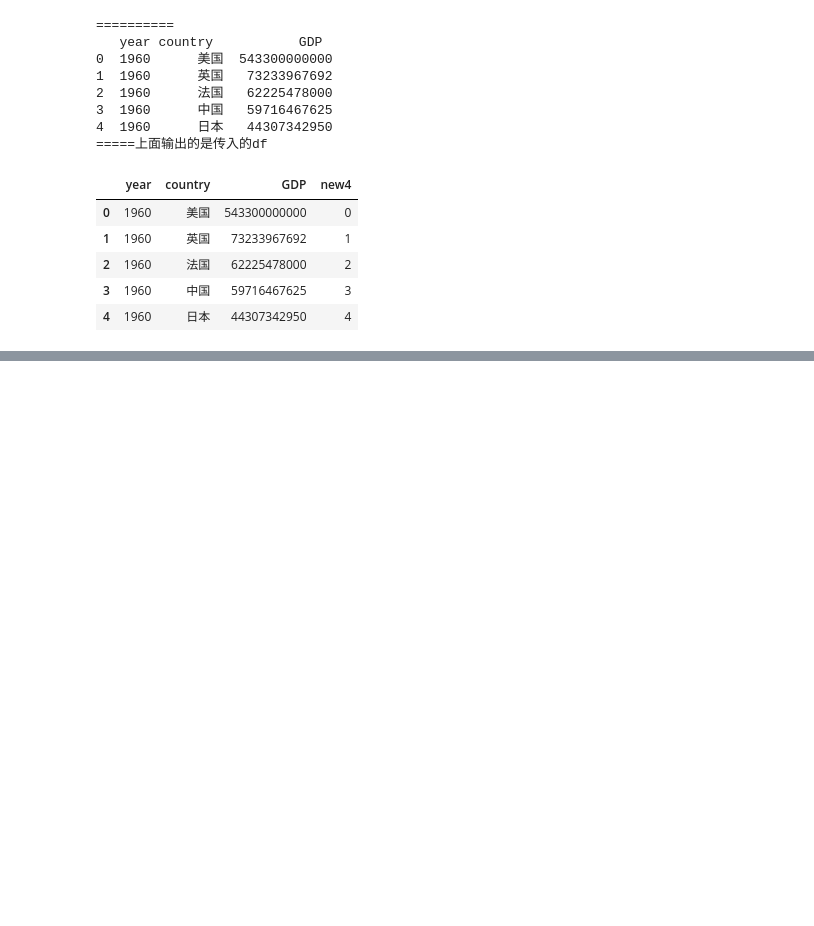
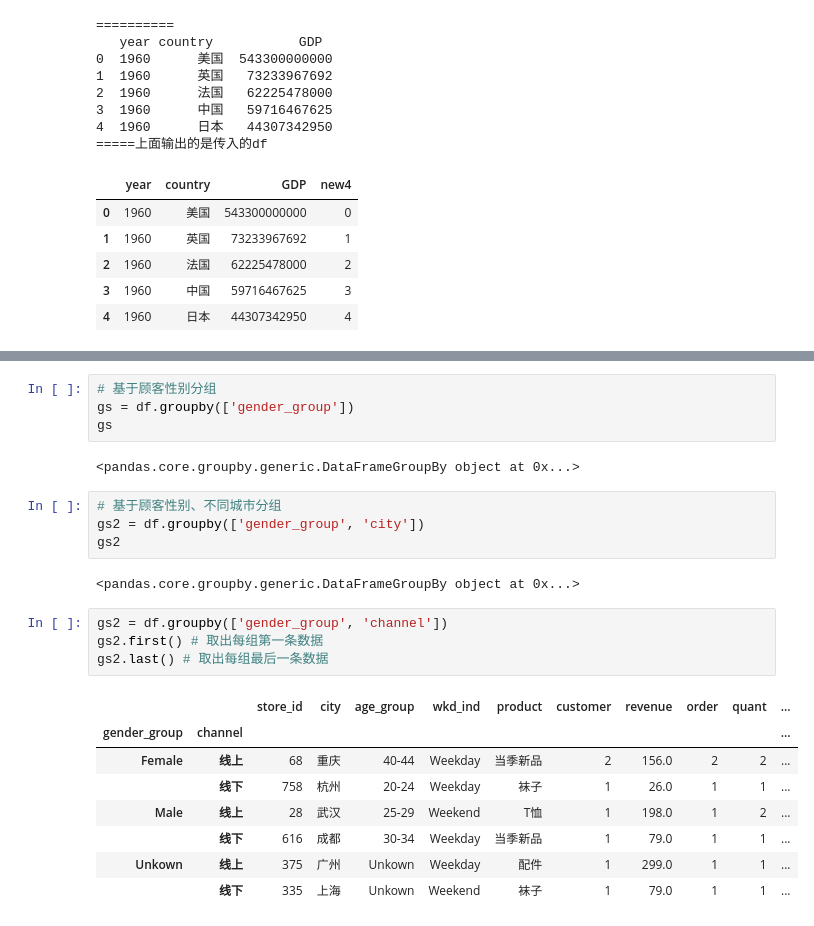
Before and after one commit to AmazingYe-oss/DataScience-Learning-Kit, a Jupyter notebook: code/pandas_examples.ipynb, the cells around one changed output, grey strips where cells are left out. Saved outputs shown, nothing was run; the diff lists cells and outputs as text; blank space fills up the shorter version.

```diff
--- a/code/pandas_examples.ipynb
+++ b/code/pandas_examples.ipynb
@@ -538,0 +620,25 @@ df2.assign(new4=foo)
+# %%
+# 基于顾客性别分组
+gs = df.groupby(['gender_group'])
+gs
+# %% [output]
+<pandas.core.groupby.generic.DataFrameGroupBy object at 0x...>
+# %%
+# 基于顾客性别、不同城市分组
+gs2 = df.groupby(['gender_group', 'city'])
+gs2
+# %% [output]
+<pandas.core.groupby.generic.DataFrameGroupBy object at 0x...>
+# %%
+gs2 = df.groupby(['gender_group', 'channel'])
+gs2.first() # 取出每组第一条数据
+gs2.last() # 取出每组最后一条数据
+# %% [output]
+|  |  | store_id | city | age_group | wkd_ind | product | customer | revenue | order | quant | ... |
+| gender_group | channel |  |  |  |  |  |  |  |  |  | ... |
+| Female | 线上 | 68 | 重庆 | 40-44 | Weekday | 当季新品 | 2 | 156.0 | 2 | 2 | ... |
+|  | 线下 | 758 | 杭州 | 20-24 | Weekday | 袜子 | 1 | 26.0 | 1 | 1 | ... |
+| Male | 线上 | 28 | 武汉 | 25-29 | Weekend | T恤 | 1 | 198.0 | 1 | 2 | ... |
+|  | 线下 | 616 | 成都 | 30-34 | Weekday | 当季新品 | 1 | 79.0 | 1 | 1 | ... |
+| Unkown | 线上 | 375 | 广州 | Unkown | Weekday | 配件 | 1 | 299.0 | 1 | 1 | ... |
+|  | 线下 | 335 | 上海 | Unkown | Weekend | 袜子 | 1 | 79.0 | 1 | 1 | ... |
```
Also changed, not shown: parts of 12 cells of this notebook.
